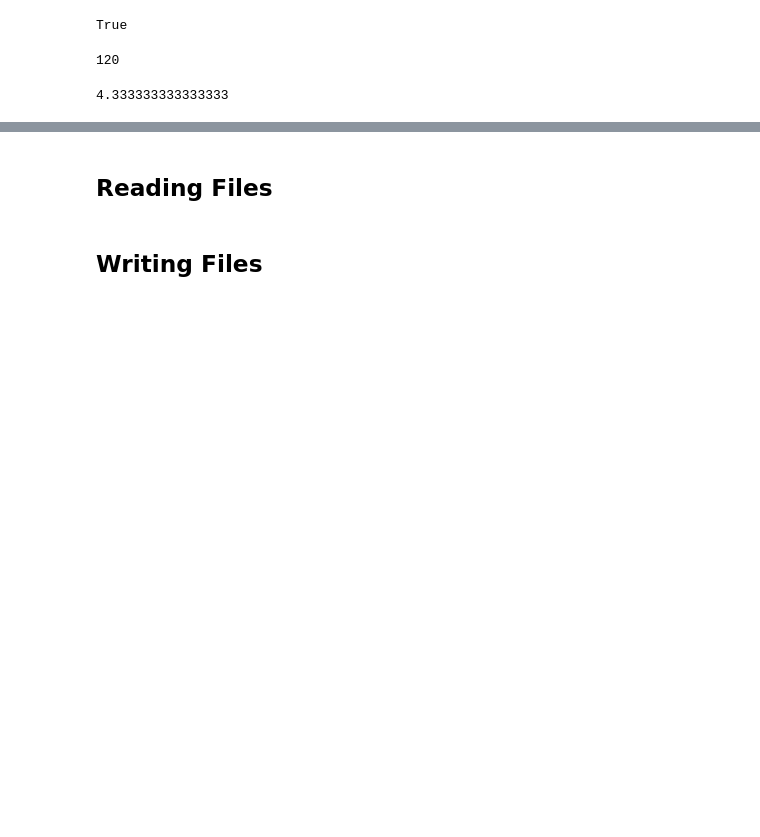
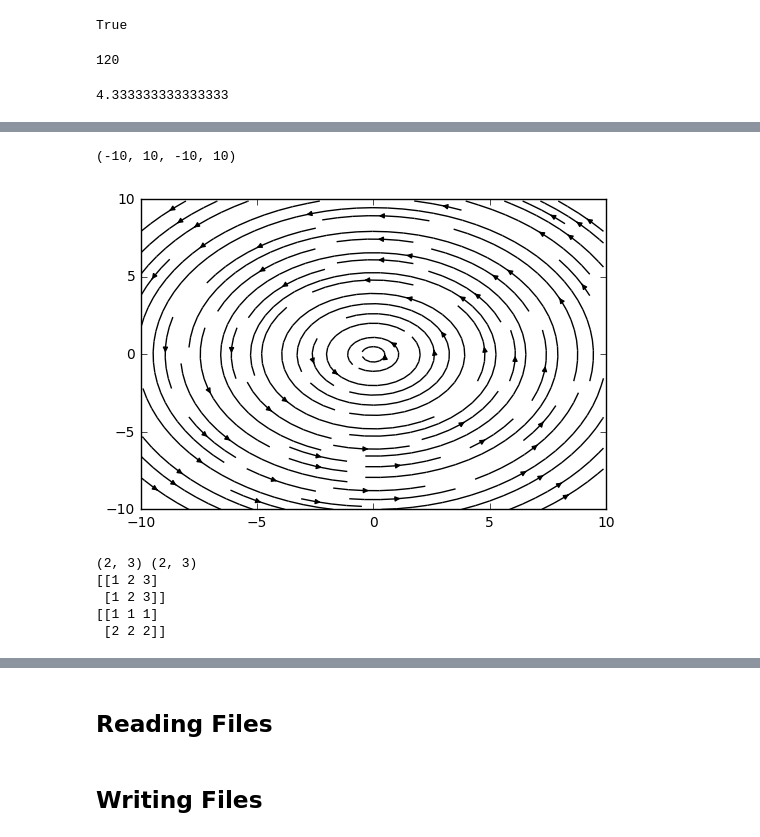
Before and after one commit to woskar/python-for-scientists, a Jupyter notebook: Python for Scientists - Lecture Notes.ipynb, the cells around one changed output, grey strips where cells are left out. Saved outputs shown, nothing was run; the diff lists cells and outputs as text; code cells hidden in the pictures; blank space fills up the shorter version.

```diff
--- a/Python for Scientists - Lecture Notes.ipynb
+++ b/Python for Scientists - Lecture Notes.ipynb
@@ -254,0 +276,23 @@ mean(l)
+# %%
+x=np.arange(-10,10,0.1)
+y=np.arange(-10,10,0.1)
+ky,kx=np.meshgrid(x,-y) # generates phi with x and -y
+plt.streamplot(x,y,kx,ky,color='k')
+plt.axis((-10,10,-10,10))
+# %% [output]
+(-10, 10, -10, 10)
+[figure, added]
+# %%
+# For reference:
+x=[1,2,3]
+y=[1,2]
+(a,b)=np.meshgrid(x,y)
+print(np.shape(a),np.shape(b))
+print(a)
+print(b)
+# %% [output]
+(2, 3) (2, 3)
+[[1 2 3]
+ [1 2 3]]
+[[1 1 1]
+ [2 2 2]]
```
Also changed, not shown: parts of 15 cells of this notebook.
